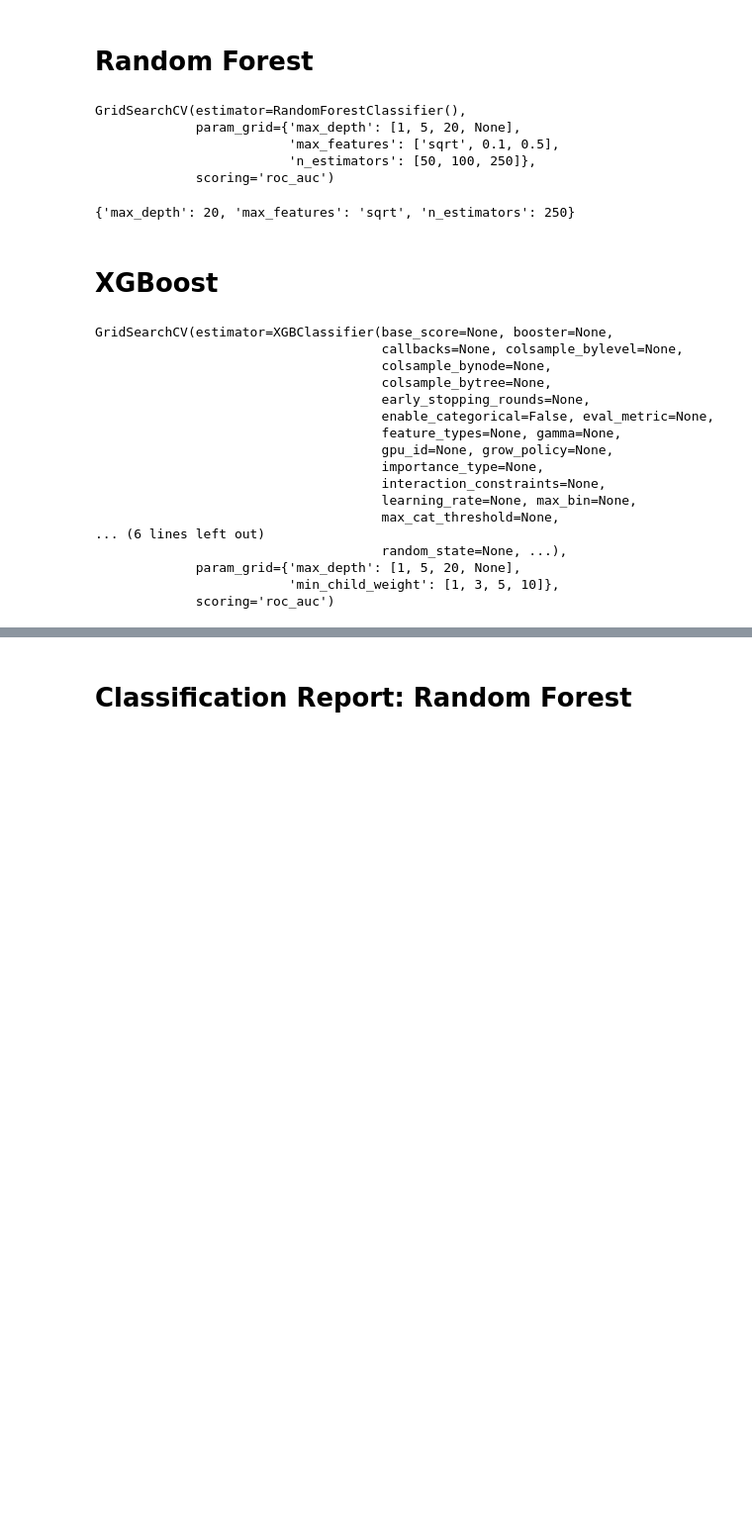
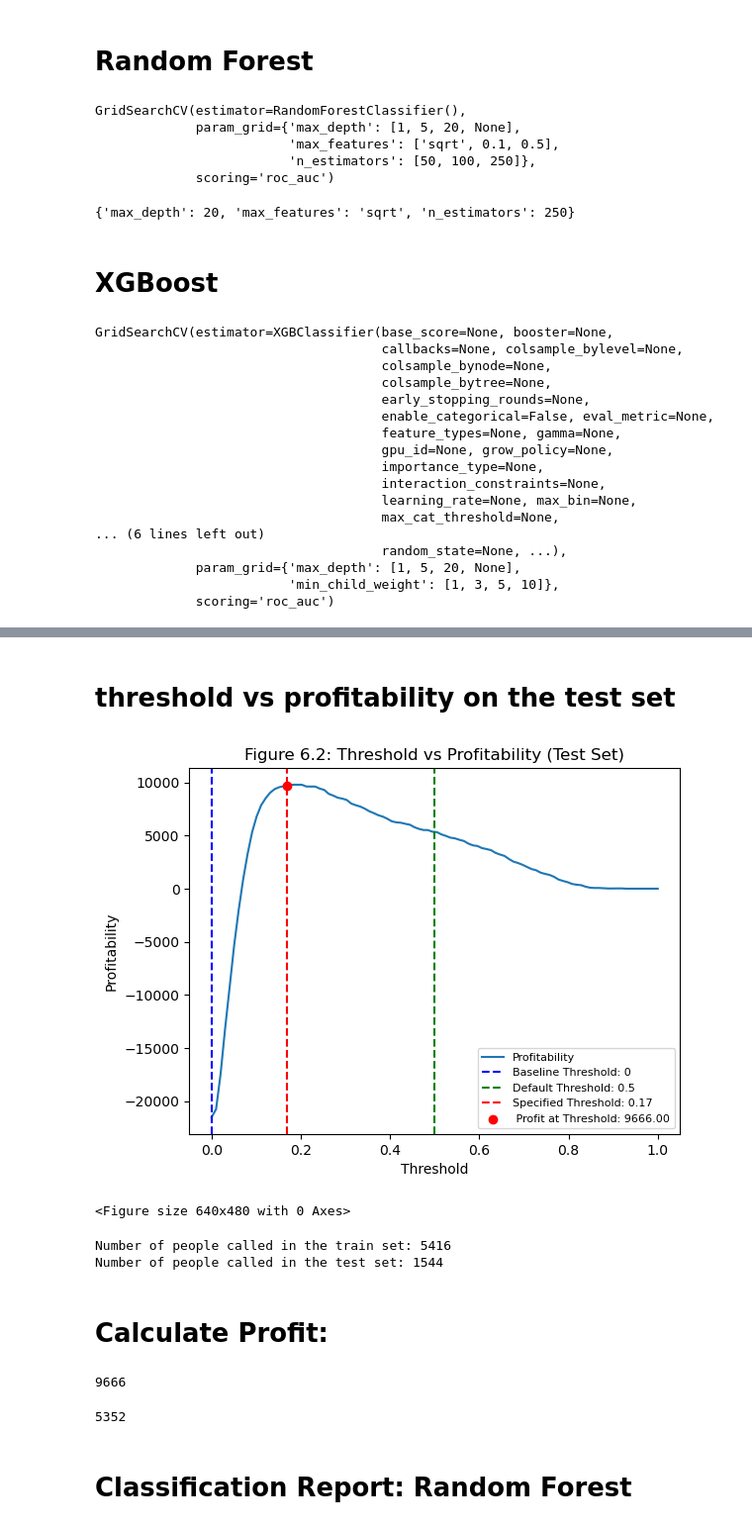
Before and after one commit to gulnar77/Capstone-Predictive-Insights-from-Portuguese-Bank-Marketing-Data, a Jupyter notebook: Modeling.ipynb, the cells around one changed output, grey strips where cells are left out. Shown at 99% size. Cells and saved outputs as stored; diff of their text form; code cells hidden in the pictures; blank space fills up the shorter version.

```diff
--- a/Modeling.ipynb
+++ b/Modeling.ipynb
@@ -266,3 +265,62 @@ plt.savefig('threshold_vs_profitability.png')
+# %% [markdown]
+# threshold vs profitability on the test set
+# %%
+# test set from the random forest model to calculate profit
+rf_test_predictions = best_rf_model.predict_proba(X_test)[:, 1]
+
+# threshold of 0.17 from the train set
+threshold_train = 0.17
+
+profits_test = [calculate_profit(rf_test_predictions, y_test, threshold_train, revenue_per_sub, cost_per_call)
+                for _ in range(len(X_test))]
+
+# maximum profit at the specified threshold
+max_profit_test = max(profits_test)
+
+# range of thresholds for plotting
+thresholds = np.linspace(0, 1, 100)
+
+# profits for each threshold in the test set
+profits = [calculate_profit(rf_test_predictions, y_test, t, revenue_per_sub, cost_per_call) for t in thresholds]
+
+# Plot threshold vs profitability on the test set
+plt.plot(thresholds, profits, label='Profitability')
+plt.axvline(x=0, color='b', linestyle='--', label='Baseline Threshold: 0')  # baseline at the threshold of 0
+plt.axvline(x=0.5, color='g', linestyle='--', label='Default Threshold: 0.5')  # default threshold at 0.5
+plt.axvline(x=threshold_train, color='r', linestyle='--', label=f'Specified Threshold: {threshold_train:.2f}')
+plt.scatter(threshold_train, max_profit_test, color='r', label=f' Profit at Threshold: {max_profit_test:.2f}', zorder=5)
+plt.xlabel('Threshold')
+plt.ylabel('Profitability')
+plt.title('Figure 6.2: Threshold vs Profitability (Test Set)')
+plt.legend(fontsize='8')
+plt.show()
+
+# Save the plot
+plt.savefig('threshold_vs_profitability_test.png')
+# %% [output]
+[figure, added]
+<Figure size 640x480 with 0 Axes>
+# %%
+# number of people called using the predictions
+called_people_train = np.sum(rf_train_predictions > 0.17)  # Number of people predicted to subscribe
+called_people_test = np.sum(rf_test_predictions > 0.17)  # Number of people predicted to subscribe
+
+print(f"Number of people called in the train set: {called_people_train}")
+print(f"Number of people called in the test set: {called_people_test}")
+# %% [output]
+Number of people called in the train set: 5416
+Number of people called in the test set: 1544
+# %% [markdown]
+# Calculate Profit:
+# %%
+calculate_profit(rf_test_predictions, y_test, 0.17, 30, 6)
+# %% [output]
+9666
+# %%
+# default threshold 0.5
+calculate_profit(rf_test_predictions, y_test, 0.5, 30, 6)
+# %% [output]
+5352
 # %% [markdown]
 # Classification Report: Random Forest
 # %%
```
Also changed, not shown: parts of 23 cells of this notebook.
